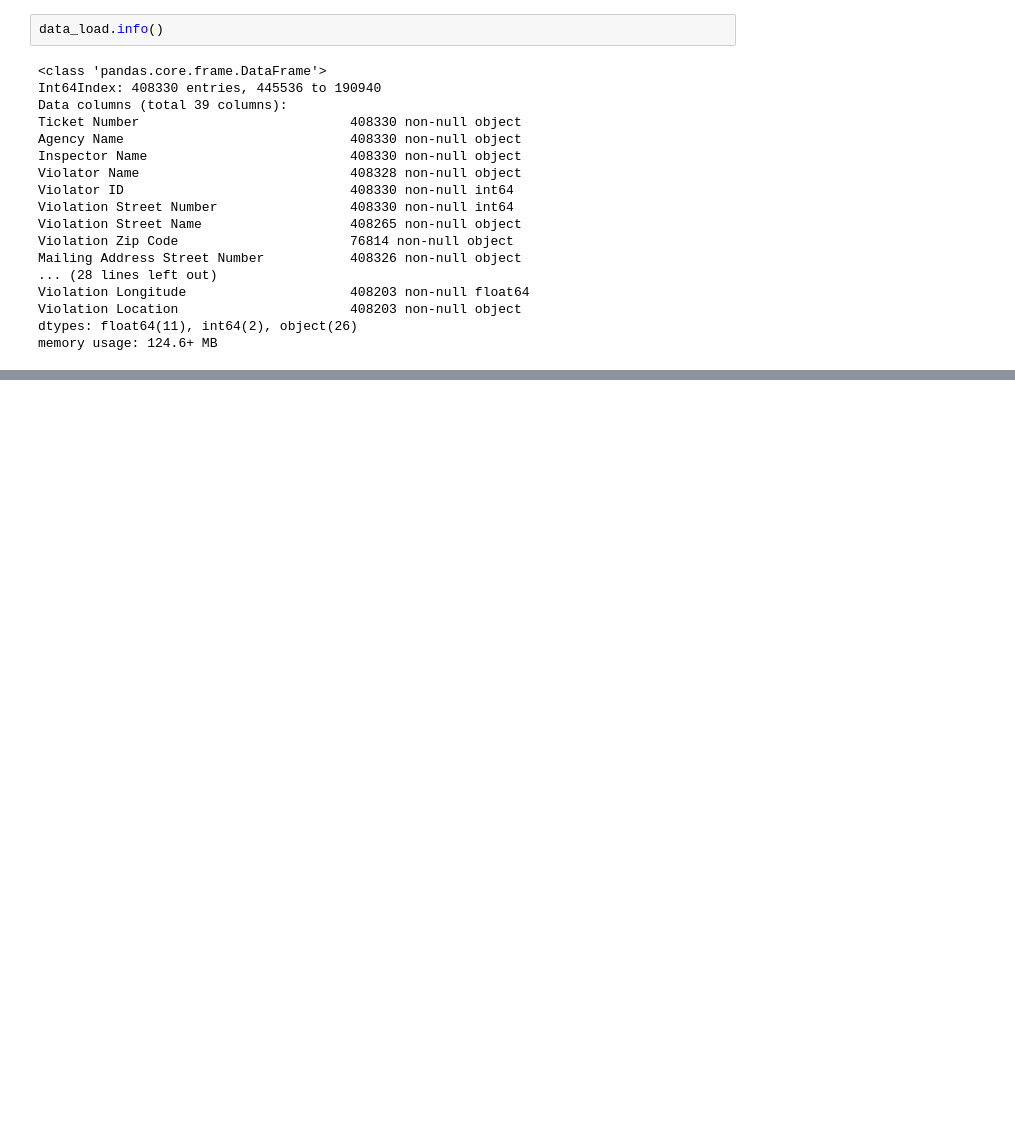
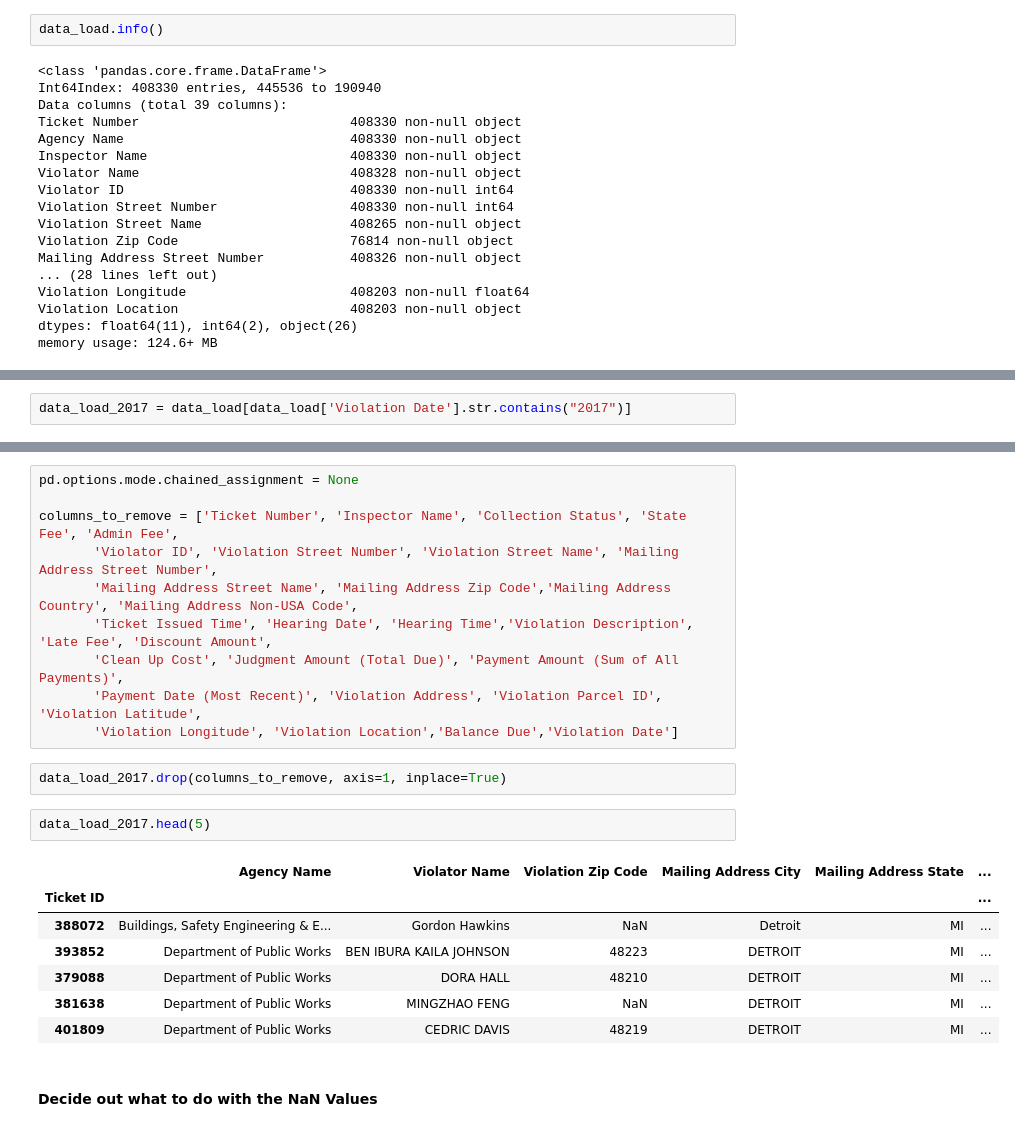
Before and after one commit to jpbarret13/Manhattan_Data_Analysis, a Jupyter notebook: Blight Data Analysis.ipynb, the cells around one changed output, grey strips where cells are left out. Saved outputs shown, nothing was run; the diff lists cells and outputs as text; blank space fills up the shorter version.

```diff
--- a/Blight Data Analysis.ipynb
+++ b/Blight Data Analysis.ipynb
@@ -36,0 +40,2 @@ memory usage: 124.6+ MB
+# %%
+data_load_2017 = data_load[data_load['Violation Date'].str.contains("2017")]
@@ -36,0 +66,24 @@ memory usage: 124.6+ MB
+# %%
+pd.options.mode.chained_assignment = None
+
+columns_to_remove = ['Ticket Number', 'Inspector Name', 'Collection Status', 'State Fee', 'Admin Fee',
+       'Violator ID', 'Violation Street Number', 'Violation Street Name', 'Mailing Address Street Number',
+       'Mailing Address Street Name', 'Mailing Address Zip Code','Mailing Address Country', 'Mailing Address Non-USA Code',
+       'Ticket Issued Time', 'Hearing Date', 'Hearing Time','Violation Description', 'Late Fee', 'Discount Amount',
+       'Clean Up Cost', 'Judgment Amount (Total Due)', 'Payment Amount (Sum of All Payments)',
+       'Payment Date (Most Recent)', 'Violation Address', 'Violation Parcel ID', 'Violation Latitude',
+       'Violation Longitude', 'Violation Location','Balance Due','Violation Date']
+# %%
+data_load_2017.drop(columns_to_remove, axis=1, inplace=True)
+# %%
+data_load_2017.head(5)
+# %% [output]
+|  | Agency Name | Violator Name | Violation Zip Code | Mailing Address City | Mailing Address State | ... |
+| Ticket ID |  |  |  |  |  | ... |
+| 388072 | Buildings, Safety Engineering & E... | Gordon Hawkins | NaN | Detroit | MI | ... |
+| 393852 | Department of Public Works | BEN IBURA KAILA JOHNSON | 48223 | DETROIT | MI | ... |
+| 379088 | Department of Public Works | DORA HALL | 48210 | DETROIT | MI | ... |
+| 381638 | Department of Public Works | MINGZHAO FENG | NaN | DETROIT | MI | ... |
+| 401809 | Department of Public Works | CEDRIC DAVIS | 48219 | DETROIT | MI | ... |
+# %% [markdown]
+#### Decide out what to do with the NaN Values
```
Also changed, not shown: parts of 36 cells of this notebook.
